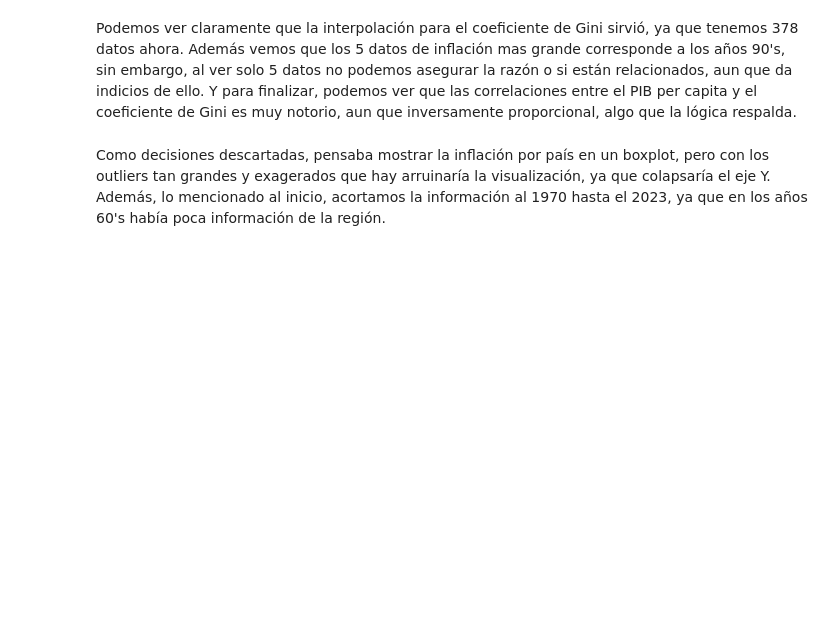
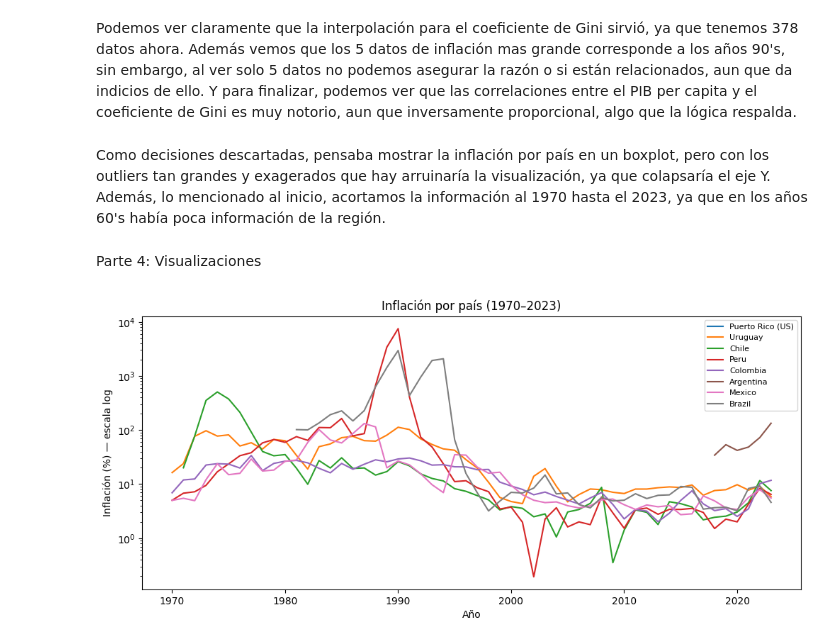
Before and after one commit to Snolk2912/Solemne-1, a Jupyter notebook: Notebooks/Solemne1.ipynb, the cells around one changed output. Saved outputs shown, nothing was run; the diff lists cells and outputs as text; code cells hidden in the pictures; blank space fills up the shorter version.

Commit message:
Se hicieron las visualizaciones y borramos una hipotesis por extensión de trabajo

```diff
--- a/Notebooks/Solemne1.ipynb
+++ b/Notebooks/Solemne1.ipynb
@@ -198,3 +197,19 @@ inflacion               -0.132  0.056      1.000
 Podemos ver claramente que la interpolación para el coeficiente de Gini sirvió, ya que tenemos 378 datos ahora. Además vemos que los 5 datos de inflación mas grande corresponde a los años 90's, sin embargo, al ver solo 5 datos no podemos asegurar la razón o si están relacionados, aun que da indicios de ello. Y para finalizar, podemos ver que las correlaciones entre el PIB per capita y el coeficiente de Gini es muy notorio, aun que inversamente proporcional, algo que la lógica respalda.
 # %% [markdown]
 Como decisiones descartadas, pensaba mostrar la inflación por país en un boxplot, pero con los outliers tan grandes y exagerados que hay arruinaría la visualización, ya que colapsaría el eje Y. Además, lo mencionado al inicio, acortamos la información al 1970 hasta el 2023, ya que en los años 60's había poca información de la región.
+# %% [markdown]
+Parte 4: Visualizaciones
+# %%
+#Pregunta 1 ¿Inflación máxima singular de países o general de la región?
+plt.figure(figsize=(12, 5))
+for pais in df['País'].unique():
+    datos = df[df['País'] == pais].sort_values('Año')
+    plt.plot(datos['Año'], datos['inflacion'], label=pais)
+plt.yscale('log')
+plt.title('Inflación por país (1970–2023)')
+plt.xlabel('Año')
+plt.ylabel('Inflación (%) — escala log')
+plt.legend(fontsize=8)
+plt.show()
+# %% [output]
+[figure, added]
```
Also changed, not shown: parts of 6 cells of this notebook.
